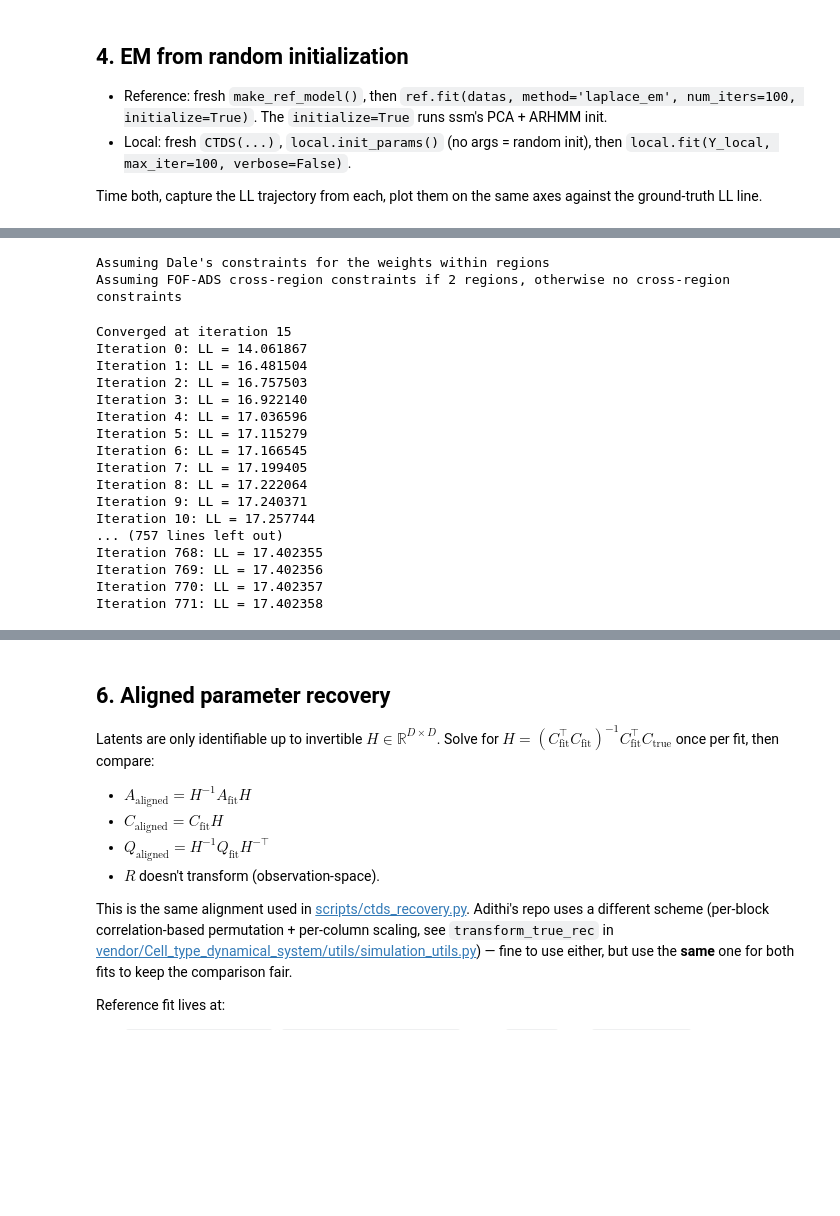
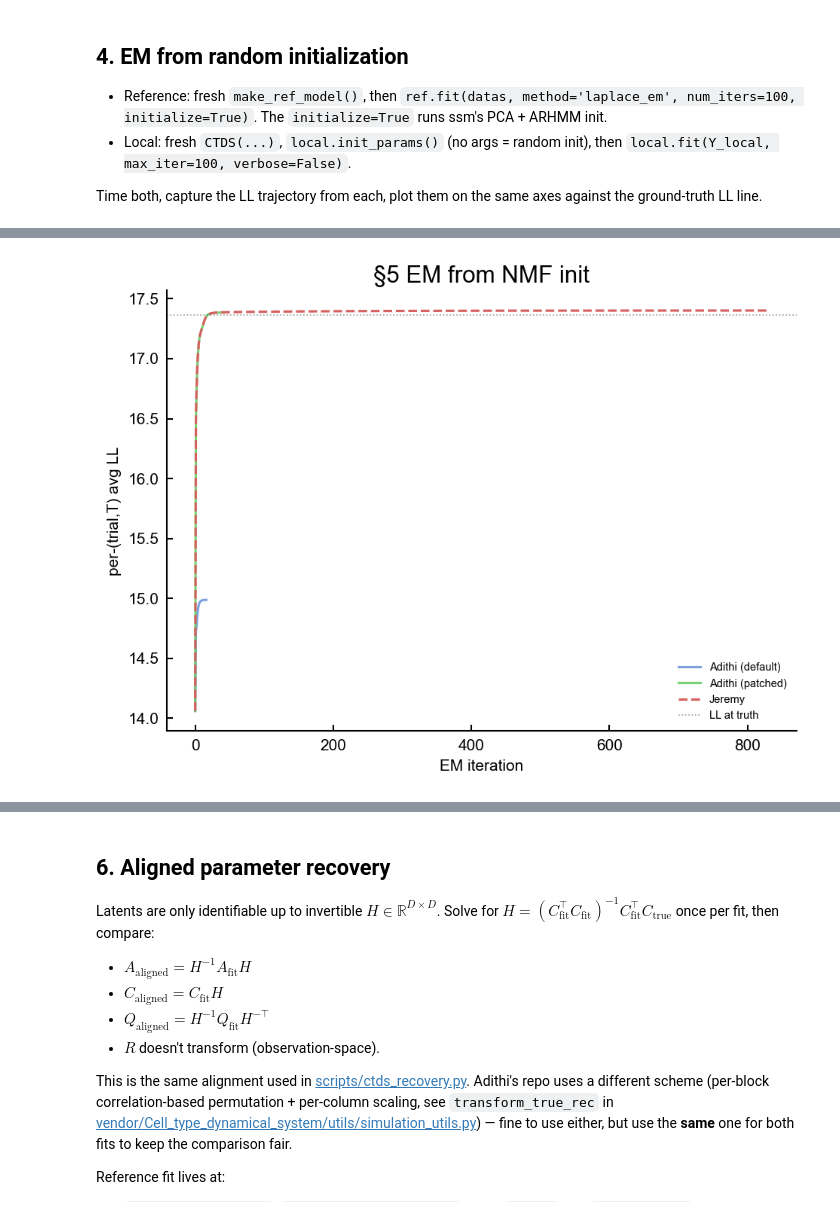
Before and after one commit to jeremyschroeter/pillow_lab_rotation, a Jupyter notebook: notebooks/testing_against_aditis.ipynb, the cells around one changed output, grey strips where cells are left out. Drawn from its saved outputs; the diff is of its cells as text; code cells hidden in the pictures; blank space fills up the shorter version.

```diff
--- a/notebooks/testing_against_aditis.ipynb
+++ b/notebooks/testing_against_aditis.ipynb
@@ -328,59 +438,12 @@ Jeremy              17.454589
 # %%
-adithis_model = ssm_lds.LDS(
-    N=N,
-    D=D,
-    M=0,
-    dynamics='gaussian_ctds',
-    emissions='gaussian_ctds',
-    emission_kwargs=emission_kwargs,
-    dynamics_kwargs=dynamics_kwargs
-)
-
-jeremys_model = CTDS(
-    De=De,
-    Di=Di,
-    Ne=Ne,
-    Ni=Ni
-)
-jeremys_model.init_params(Y_train)
-
-# Make both models start from the SAME init — push Jeremy's random-init params
-# into Adithi's model, then fit Adithi's with initialize=False so ssm doesn't
-# overwrite the shared starting point.
-adithis_model.dynamics.As[0] = jeremys_model.A
-adithis_model.dynamics.bs[0] = 0
-adithis_model.dynamics._sqrt_Sigmas[0] = np.linalg.cholesky(jeremys_model.Q)
-adithis_model.dynamics.mu_init[0] = jeremys_model.mu0[:, 0]
-adithis_model.dynamics.Sigmas_init = np.array([jeremys_model.Q0])
-adithis_model.emissions.Cs[0] = jeremys_model.C
-adithis_model.emissions.ds[0] = 0
-adithis_model.emissions.inv_etas[0] = jeremys_model.R
-
-lls,_ = adithis_model.fit(
-    train_datas,
-    method="laplace_em",
-    num_iters = 100,
-    initialize=False,
-)
-
-jeremys_model.fit(Y_train, verbose=True, criterion=1e-6)
+plt.plot(lls_default, label='Adithi (default)', color='C0', alpha=0.7)
+plt.plot(lls_patched, label='Adithi (patched)', color='C2', alpha=0.9)
+plt.plot(jeremys_model.ll_history, label='Jeremy', color='C3', ls='--')
+plt.axhline(true_model_train_LL, color='k', alpha=0.4, lw=0.8, ls=':', label='LL at truth')
+plt.xlabel('EM iteration')
+plt.ylabel('per-(trial,T) avg LL')
+plt.title('§5 EM from NMF init')
+plt.legend(frameon=False)
+plt.gca().spines[['top', 'right']].set_visible(False)
 # %% [output]
-Assuming Dale's constraints for the weights within regions
-Assuming FOF-ADS cross-region constraints if 2 regions, otherwise no cross-region constraints
-Converged at iteration 15
-Iteration 0: LL = 14.061867
-Iteration 1: LL = 16.481504
-Iteration 2: LL = 16.757503
-Iteration 3: LL = 16.922140
-Iteration 4: LL = 17.036596
-Iteration 5: LL = 17.115279
-Iteration 6: LL = 17.166545
-Iteration 7: LL = 17.199405
-Iteration 8: LL = 17.222064
-Iteration 9: LL = 17.240371
-Iteration 10: LL = 17.257744
-... (757 lines left out)
-Iteration 768: LL = 17.402355
-Iteration 769: LL = 17.402356
-Iteration 770: LL = 17.402357
-Iteration 771: LL = 17.402358
+[figure, added]
```
Also changed, not shown: parts of 24 cells of this notebook, 10 other files.
